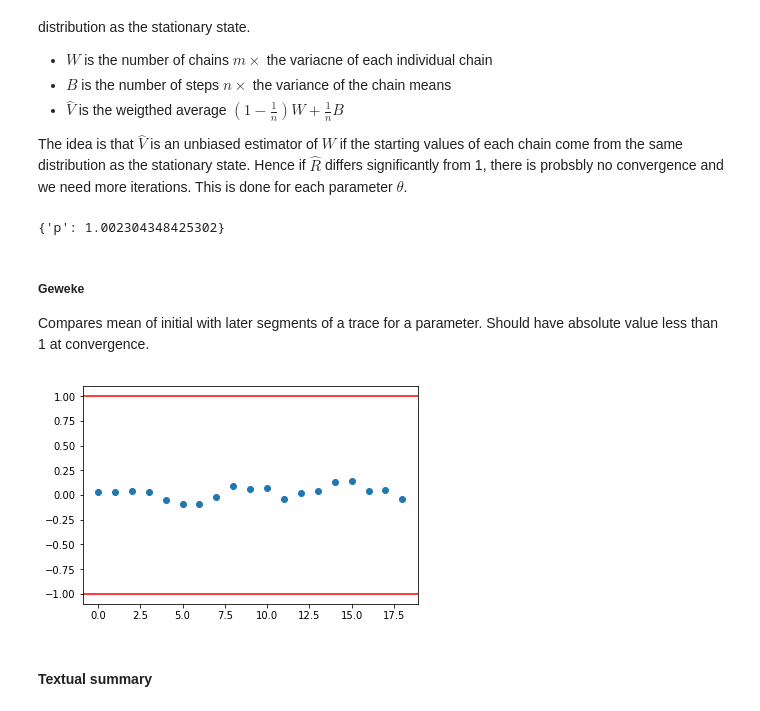
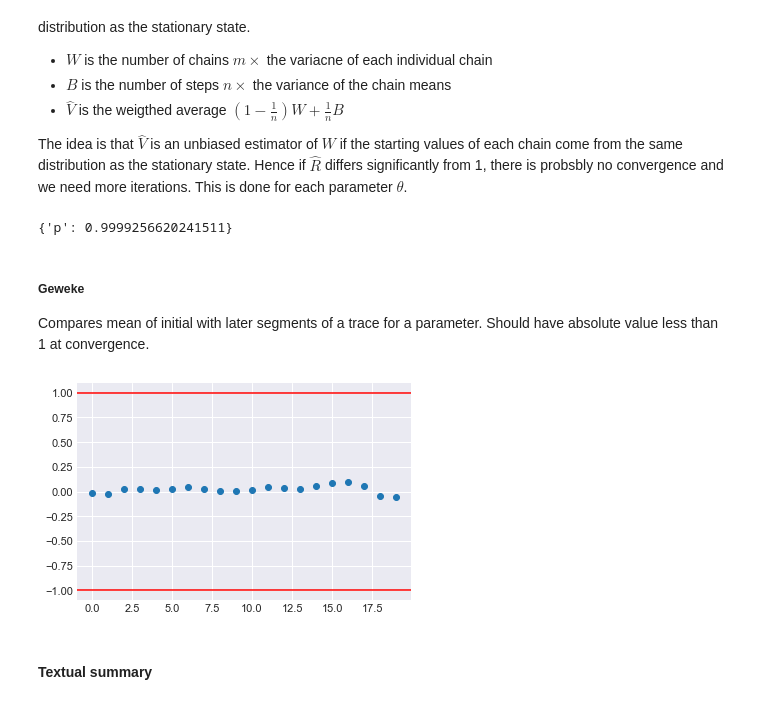
Before and after one commit to cliburn/sta-663-2019, a Jupyter notebook: notebook/S15A_PyMC3.ipynb, the cells around one changed output. Drawn from its saved outputs; the diff is of its cells as text; code cells hidden in the pictures.

```diff
--- a/notebook/S15A_PyMC3.ipynb
+++ b/notebook/S15A_PyMC3.ipynb
@@ -37,6 +37,9 @@ import arviz as az
 # %%
 import theano
 theano.config.warn.round=False
+# %%
+sns.set_context('notebook')
+plt.style.use('seaborn-darkgrid')
 # %% [markdown]
 ## Introduction to PyMC3
 # %% [markdown]
@@ -248,21 +425,21 @@ Discrad burn-in steps for each chain. The idea is to see if the starting values
 
 The idea is that $\hat{V}$ is an unbiased estimator of $W$ if the starting values of each chain come from the same distribution as the stationary state. Hence if $\hat{R}$ differs significantly from 1, there is probsbly no convergence and we need more iterations. This is done for each parameter $\theta$.
 # %%
-pm.gelman_rubin(t)
+pm.gelman_rubin(trace)
 # %% [output]
-{'p': 1.002304348425302}
+{'p': 0.9999256620241511}
 # %% [markdown]
 ##### Geweke
 
 Compares mean of initial with later segments of a trace for a parameter. Should have absolute value less than 1 at convergence.
 # %%
-plt.plot(pm.geweke(t['p'])[:,1], 'o')
+plt.plot(pm.geweke(trace['p'])[:,1], 'o')
 plt.axhline(1, c='red')
 plt.axhline(-1, c='red')
 plt.gca().margins(0.05)
 pass
 # %% [output]
-[figure, old version]
+[figure, new version]
 # %% [markdown]
 #### Textual summary
 # %%
```
Also changed, not shown: parts of 53 cells of this notebook, 1 other file.
